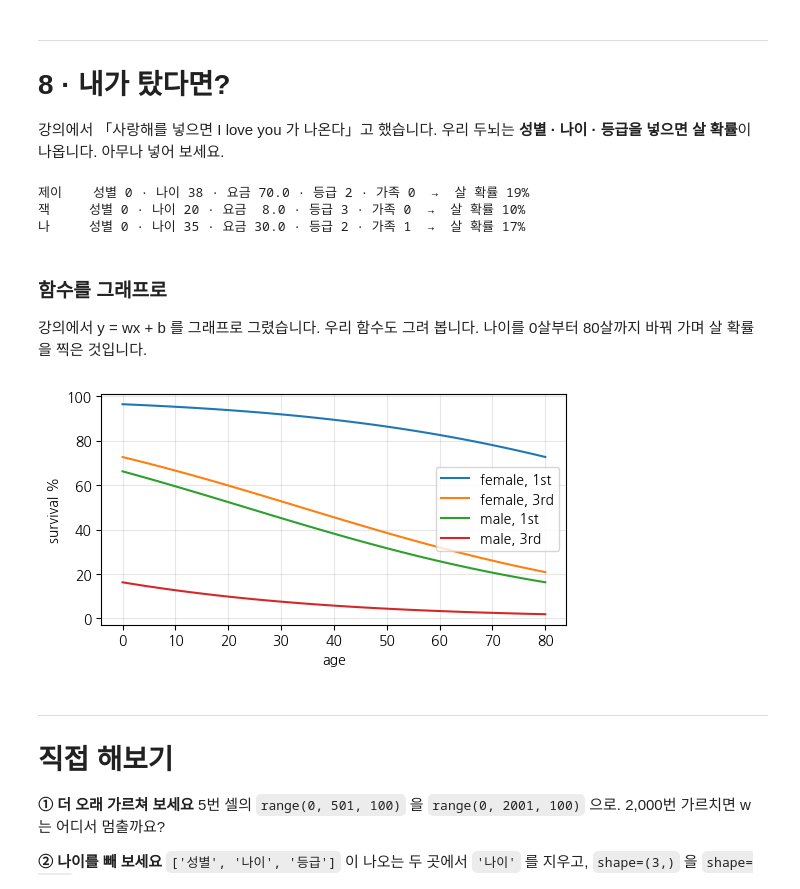
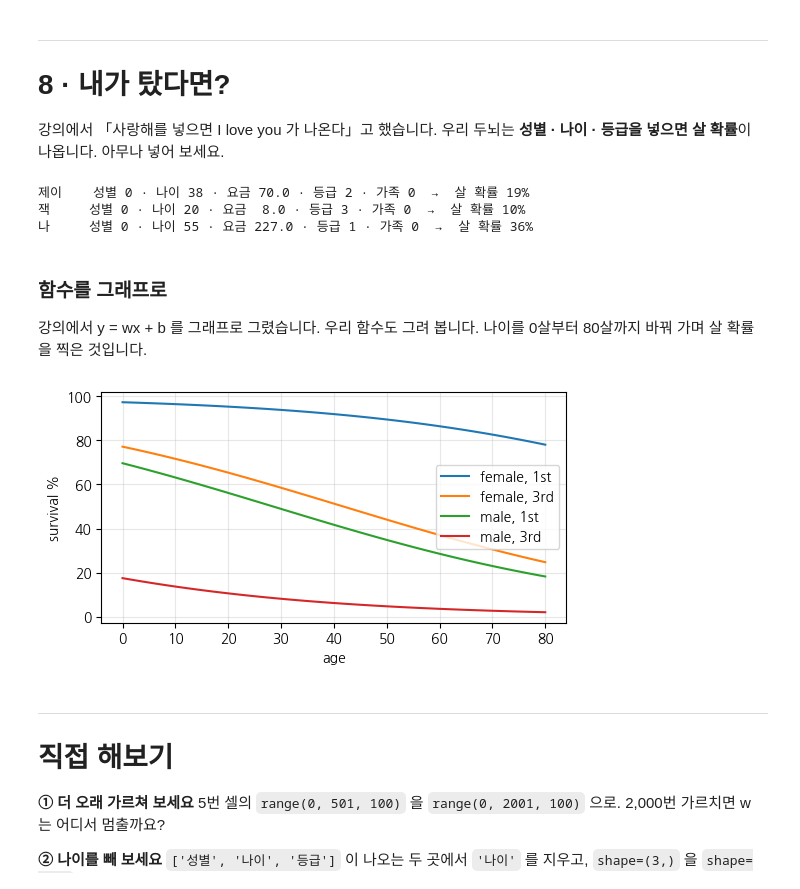
Before and after one commit to Jiny6771/Connect-AI, a Jupyter notebook: 타이타닉_1강_ipynb의_사본.ipynb, the cells around one changed output. Cells and saved outputs as stored; diff of their text form; code cells hidden in the pictures.

```diff
--- a/타이타닉_1강_ipynb의_사본.ipynb
+++ b/타이타닉_1강_ipynb의_사본.ipynb
@@ -314,6 +314,7 @@ w 와 b 는 지금 **아무 숫자**나 들어 있습니다. 가르치면서 찾
 # %%
 생존두뇌 = keras.Sequential([
     keras.Input(shape=(5,)),                        # 성별, 나이, 운임요금, 등급, 동승가족수
+    keras.layers.Dense(8, activation='relu'),
     keras.layers.Dense(1, activation='sigmoid'),    # 계산 칸 하나 → 살 확률
 ])
 생존두뇌.compile(loss='mse', optimizer=keras.optimizers.Adam(0.003))
@@ -334,13 +338,18 @@ print('아직 아무렇게나 들어 있는 숫자입니다.')
 # %%
 틀린정도_기록 = []
 
-for 번 in range(0, 1001, 100):
+for 번 in range(0, 3001, 100):
     if 번 > 0:
         학습 = 생존두뇌.fit(입력, 정답, epochs=100, verbose=0)   # 100번 가르치고
         틀린정도_기록 += 학습.history['loss']
 
     w, b = 생존두뇌.layers[0].get_weights()                    # 열어봅니다
-    w성별, w나이, w요금, w등급, w가족 = w.flatten()              # w 다섯 개를 풀어 놓습니다
     틀린정도 = 생존두뇌.evaluate(입력, 정답, verbose=0)         # 지금 얼마나 틀리나
-    print(f'{번:3d}번 →  성별×{w성별:.2f}  나이×{w나이:.3f}  요금×{w요금:.3f}  등급×{w등급:.2f}  가족×{w가족:.2f}  + {b[0]:.2f}    틀린 정도 {틀린정도:.3f}')
+
+    # 층이 깊어져 w의 개수가 5개를 넘으면 전부 출력하기 어려우므로 나누어 처리합니다
+    if len(w.flatten()) == 5:
+        w성별, w나이, w요금, w등급, w가족 = w.flatten()              # w 다섯 개를 풀어 놓습니다
+        print(f'{번:3d}번 →  성별×{w성별:.2f}  나이×{w나이:.3f}  요금×{w요금:.3f}  등급×{w등급:.2f}  가족×{w가족:.2f}  + {b[0]:.2f}    틀린 정도 {틀린정도:.3f}')
+    else:
+        print(f'{번:3d}번 →  (은닉층 추가로 첫 번째 층 w가 {len(w.flatten())}개로 늘어났습니다)    틀린 정도 {틀린정도:.3f}')
 # %% [output]
@@ -440,7 +489,7 @@ print(f'아무것도 안 배우고 「전부 죽었다」고 찍으면  {(시험
 사람들 = [
     ['제이', 0, 38, 70.0, 2, 0],      # 여성, 17살, 1등석 (임의의 요금, 가족수 추가)
     ['잭',   0, 20, 8.0, 3, 0],       # 남성, 20살, 3등석
-    ['나',   0, 35, 30.0, 2, 1],      # ← 여기를 내 정보로 바꿔 보세요
+    ['나',   0, 55, 227.0, 1, 0],      # ← 여기를 내 정보로 바꿔 보세요
 ]
 
 for 이름, 성별, 나이, 요금, 등급, 가족 in 사람들:
@@ -449,7 +498,7 @@ for 이름, 성별, 나이, 요금, 등급, 가족 in 사람들:
 # %% [output]
 제이    성별 0 · 나이 38 · 요금 70.0 · 등급 2 · 가족 0  →  살 확률 19%
 잭     성별 0 · 나이 20 · 요금  8.0 · 등급 3 · 가족 0  →  살 확률 10%
-나     성별 0 · 나이 35 · 요금 30.0 · 등급 2 · 가족 1  →  살 확률 17%
+나     성별 0 · 나이 55 · 요금 227.0 · 등급 1 · 가족 0  →  살 확률 36%
 # %% [markdown]
 ### 함수를 그래프로
 
@@ -457,16 +506,18 @@ for 이름, 성별, 나이, 요금, 등급, 가족 in 사람들:
 나이를 0살부터 80살까지 바꿔 가며 살 확률을 찍은 것입니다.
 # %%
 나이들 = np.arange(0, 81)
+가족 = 0  # 기본값: 동승가족수 0명
 
 plt.figure(figsize=(6, 3))
-for 성별, 등급, 라벨 in [(1, 1, 'female, 1st'), (1, 3, 'female, 3rd'),
-                          (0, 1, 'male, 1st'),   (0, 3, 'male, 3rd')]:
-    입력들 = np.array([[성별, 나이, 등급] for 나이 in 나이들])
+# 성별, 등급, 임의의 요금, 라벨
+for 성별, 등급, 요금, 라벨 in [(1, 1, 80.0, 'female, 1st'), (1, 3, 15.0, 'female, 3rd'),
+                          (0, 1, 80.0, 'male, 1st'),   (0, 3, 15.0, 'male, 3rd')]:
+    입력들 = np.array([[성별, 나이, 요금, 등급, 가족] for 나이 in 나이들])
     plt.plot(나이들, 생존두뇌.predict(입력들, verbose=0).flatten() * 100, label=라벨)
 plt.xlabel('age'); plt.ylabel('survival %'); plt.legend(); plt.grid(alpha=.3)
 plt.show()
 # %% [output]
-[figure, old version]
+[figure, new version]
 # %% [markdown]
 ---
 # 직접 해보기
```
Also changed, not shown: parts of 7 cells of this notebook.
